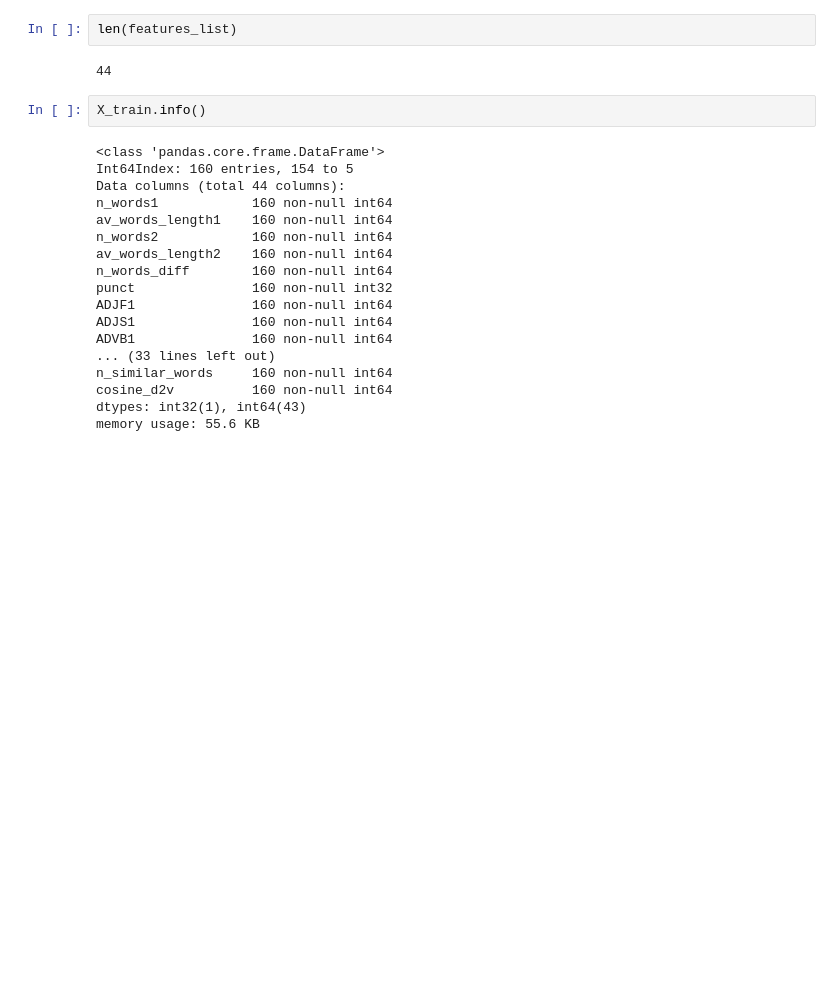
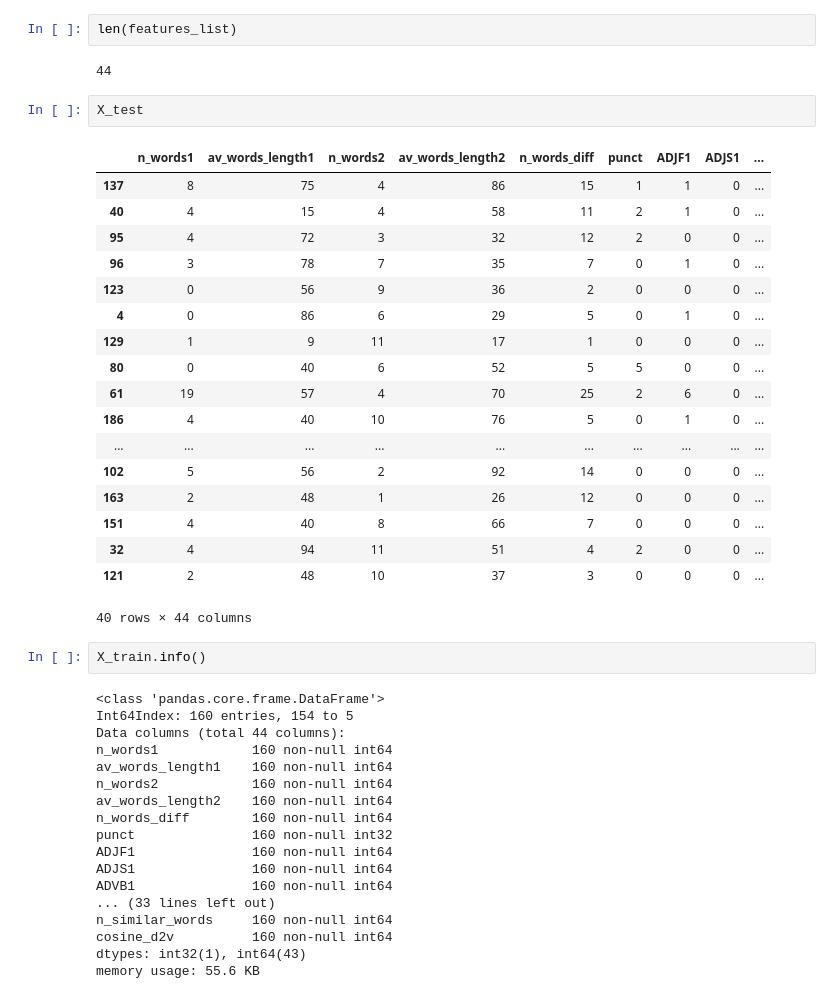
Before and after one commit to polyankaglade/ImpDiscRel, a Jupyter notebook: features_and_models.ipynb, the cells around one changed output. Saved outputs shown, nothing was run; the diff lists cells and outputs as text; blank space fills up the shorter version.

```diff
--- a/features_and_models.ipynb
+++ b/features_and_models.ipynb
@@ -325,6 +325,27 @@ X_train, X_test, y_train, y_test = train_test_split(X, y,
 len(features_list)
 # %% [output]
 44
+# %%
+X_test
+# %% [output]
+|  | n_words1 | av_words_length1 | n_words2 | av_words_length2 | n_words_diff | punct | ADJF1 | ADJS1 | ... |
+| 137 | 8 | 75 | 4 | 86 | 15 | 1 | 1 | 0 | ... |
+| 40 | 4 | 15 | 4 | 58 | 11 | 2 | 1 | 0 | ... |
+| 95 | 4 | 72 | 3 | 32 | 12 | 2 | 0 | 0 | ... |
+| 96 | 3 | 78 | 7 | 35 | 7 | 0 | 1 | 0 | ... |
+| 123 | 0 | 56 | 9 | 36 | 2 | 0 | 0 | 0 | ... |
+| 4 | 0 | 86 | 6 | 29 | 5 | 0 | 1 | 0 | ... |
+| 129 | 1 | 9 | 11 | 17 | 1 | 0 | 0 | 0 | ... |
+| 80 | 0 | 40 | 6 | 52 | 5 | 5 | 0 | 0 | ... |
+| 61 | 19 | 57 | 4 | 70 | 25 | 2 | 6 | 0 | ... |
+| 186 | 4 | 40 | 10 | 76 | 5 | 0 | 1 | 0 | ... |
+| ... | ... | ... | ... | ... | ... | ... | ... | ... | ... |
+| 102 | 5 | 56 | 2 | 92 | 14 | 0 | 0 | 0 | ... |
+| 163 | 2 | 48 | 1 | 26 | 12 | 0 | 0 | 0 | ... |
+| 151 | 4 | 40 | 8 | 66 | 7 | 0 | 0 | 0 | ... |
+| 32 | 4 | 94 | 11 | 51 | 4 | 2 | 0 | 0 | ... |
+| 121 | 2 | 48 | 10 | 37 | 3 | 0 | 0 | 0 | ... |
+40 rows × 44 columns
 # %%
 X_train.info()
 # %% [output]
```
Also changed, not shown: parts of 20 cells of this notebook, 2 other files.
